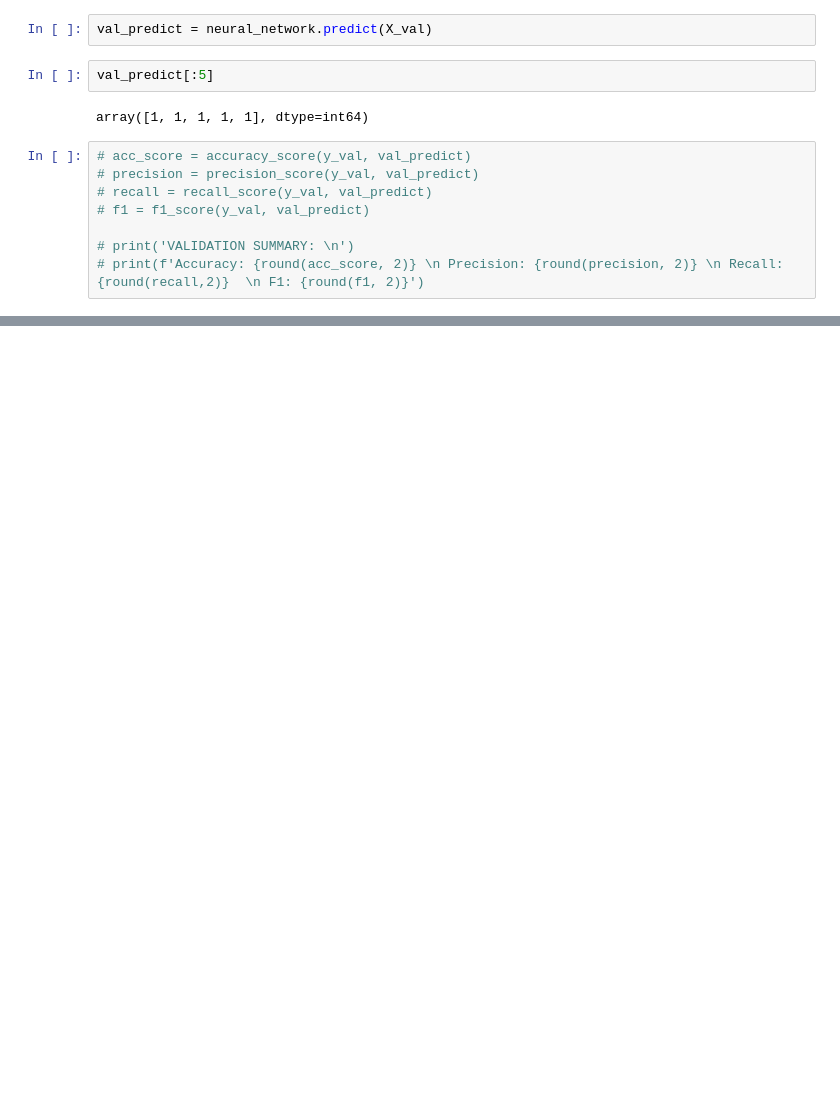
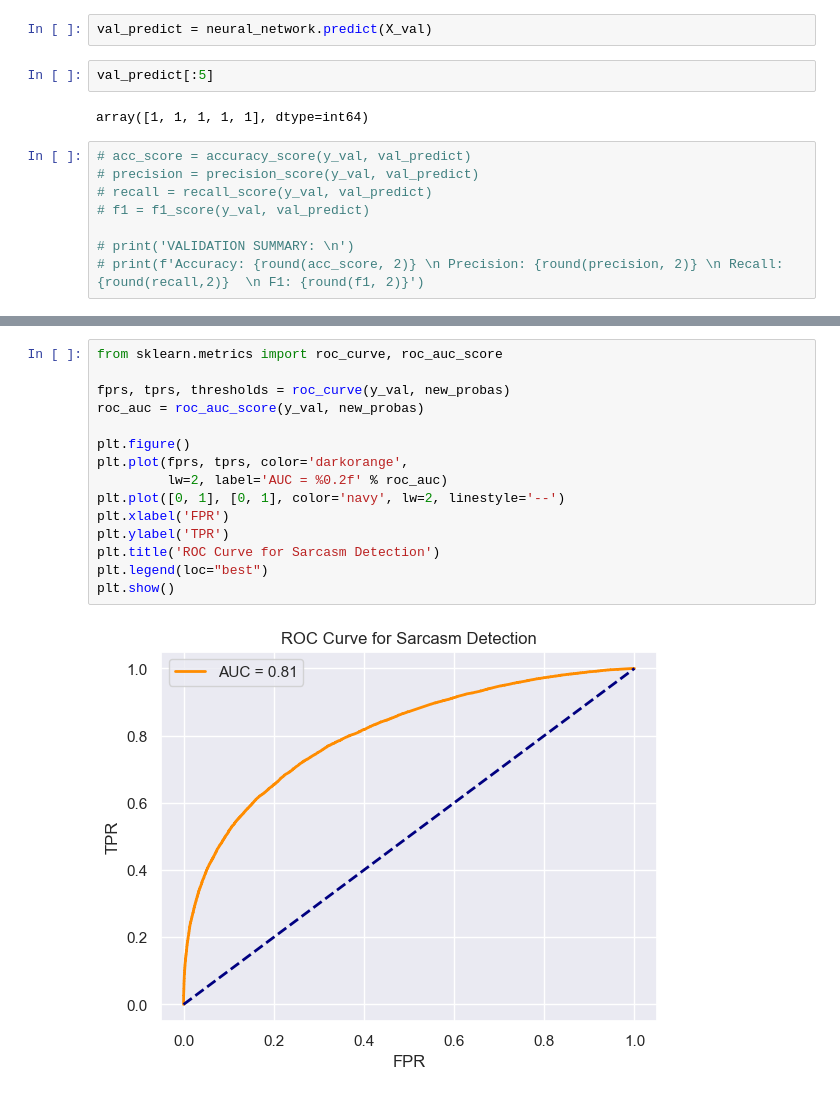
Before and after one commit to Sveto-G/Reddit-Sarcasm, a Jupyter notebook: Notebooks/robust_train.ipynb, the cells around one changed output, grey strips where cells are left out. Cells and saved outputs as stored; diff of their text form; blank space fills up the shorter version.

```diff
--- a/Notebooks/robust_train.ipynb
+++ b/Notebooks/robust_train.ipynb
@@ -185,0 +262,17 @@ Non-Sarcastic       0.72      0.76      0.74     23647
+# %%
+from sklearn.metrics import roc_curve, roc_auc_score
+
+fprs, tprs, thresholds = roc_curve(y_val, new_probas)
+roc_auc = roc_auc_score(y_val, new_probas)
+
+plt.figure()
+plt.plot(fprs, tprs, color='darkorange',
+         lw=2, label='AUC = %0.2f' % roc_auc)
+plt.plot([0, 1], [0, 1], color='navy', lw=2, linestyle='--')
+plt.xlabel('FPR')
+plt.ylabel('TPR')
+plt.title('ROC Curve for Sarcasm Detection')
+plt.legend(loc="best")
+plt.show()
+# %% [output]
+[figure, added]
```
Also changed, not shown: parts of 21 cells of this notebook.
